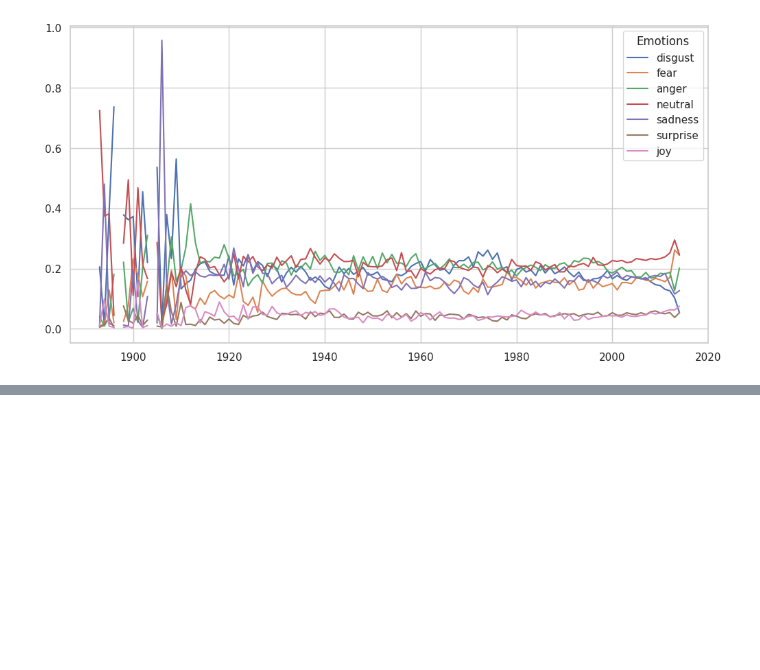
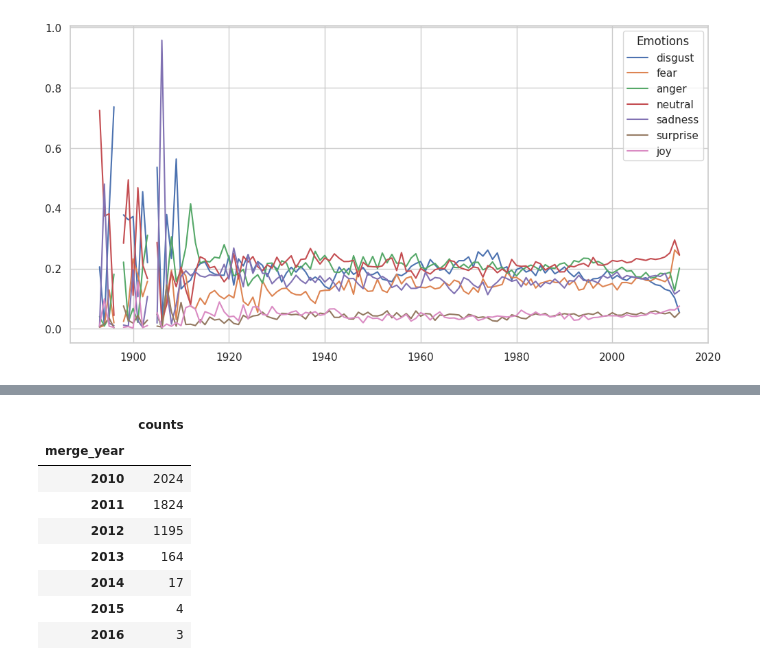
Before and after one commit to epfl-ada/ada-2024-project-phpjj1, a Jupyter notebook: draft_for_meeting.ipynb, the cells around one changed output, grey strips where cells are left out. Saved outputs shown, nothing was run; the diff lists cells and outputs as text; code cells hidden in the pictures; blank space fills up the shorter version.

```diff
--- a/draft_for_meeting.ipynb
+++ b/draft_for_meeting.ipynb
@@ -54,0 +58,15 @@ plt.legend(title='Emotions', loc='best')
+# %%
+movie_counts = emotions_df.groupby(['merge_year']).agg(
+    counts=('merge_year', 'size')
+)
+movie_counts[movie_counts.index >= 2010]
+# %% [output]
+|  | counts |
+| merge_year |  |
+| 2010 | 2024 |
+| 2011 | 1824 |
+| 2012 | 1195 |
+| 2013 | 164 |
+| 2014 | 17 |
+| 2015 | 4 |
+| 2016 | 3 |
```
Also changed, not shown: parts of 9 cells of this notebook.
